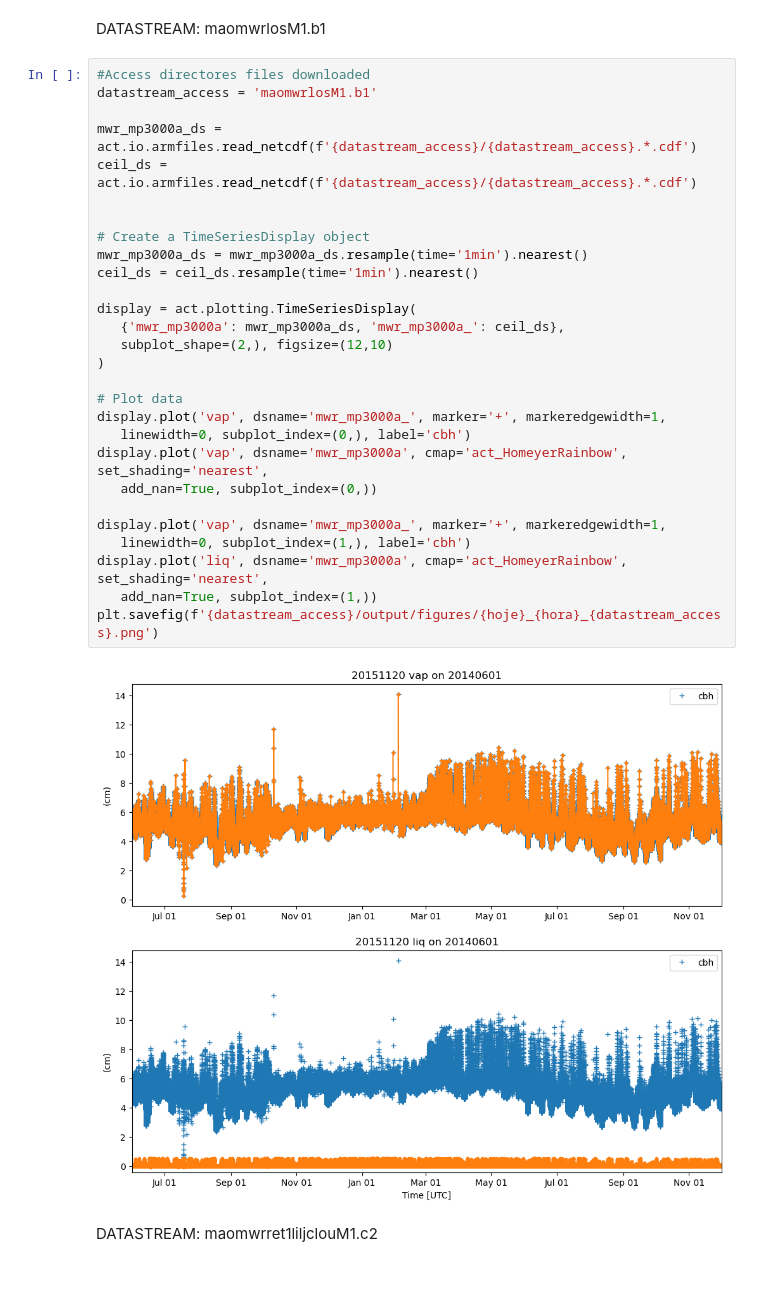
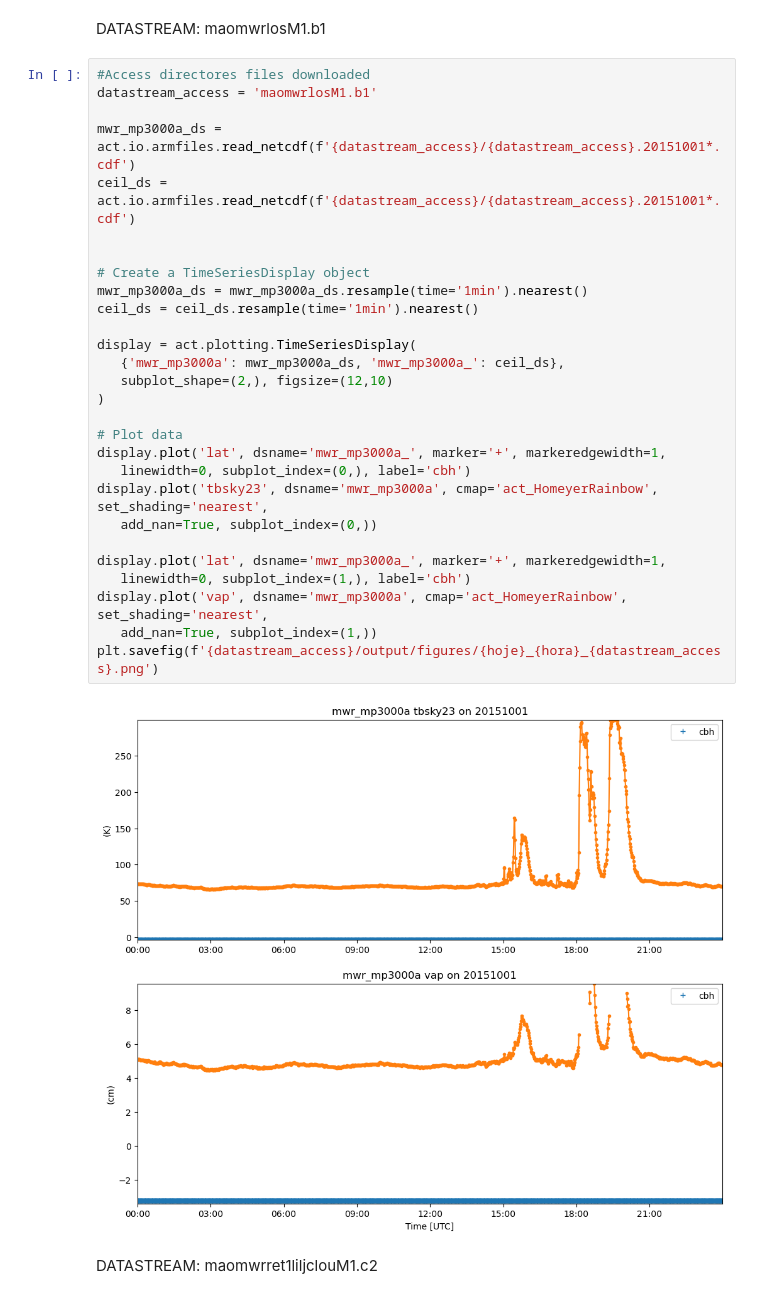
Before and after one commit to lourencocavalcante/CAP-730-Research-Proposal-Dissertation, a Jupyter notebook: Notebooks/go-amazon-mp3000a.ipynb, the cells around one changed output. Saved outputs shown, nothing was run; the diff lists cells and outputs as text.

```diff
--- a/Notebooks/go-amazon-mp3000a.ipynb
+++ b/Notebooks/go-amazon-mp3000a.ipynb
@@ -61,33 +61,33 @@ DATASTREAM: maomwrlosM1.b1
 # %%
 #Access directores files downloaded
 datastream_access = 'maomwrlosM1.b1'
 
-mwr_mp3000a_ds = act.io.armfiles.read_netcdf(f'{datastream_access}/{datastream_access}.*.cdf')
-ceil_ds = act.io.armfiles.read_netcdf(f'{datastream_access}/{datastream_access}.*.cdf')
+mwr_mp3000a_ds = act.io.armfiles.read_netcdf(f'{datastream_access}/{datastream_access}.20151001*.cdf')
+ceil_ds = act.io.armfiles.read_netcdf(f'{datastream_access}/{datastream_access}.20151001*.cdf')
 
 
 # Create a TimeSeriesDisplay object
 mwr_mp3000a_ds = mwr_mp3000a_ds.resample(time='1min').nearest()
 ceil_ds = ceil_ds.resample(time='1min').nearest()
 
 display = act.plotting.TimeSeriesDisplay(
    {'mwr_mp3000a': mwr_mp3000a_ds, 'mwr_mp3000a_': ceil_ds},
    subplot_shape=(2,), figsize=(12,10)
 )
 
 # Plot data
-display.plot('vap', dsname='mwr_mp3000a_', marker='+', markeredgewidth=1,
+display.plot('lat', dsname='mwr_mp3000a_', marker='+', markeredgewidth=1,
    linewidth=0, subplot_index=(0,), label='cbh')
-display.plot('vap', dsname='mwr_mp3000a', cmap='act_HomeyerRainbow', set_shading='nearest',
+display.plot('tbsky23', dsname='mwr_mp3000a', cmap='act_HomeyerRainbow', set_shading='nearest',
    add_nan=True, subplot_index=(0,))
 
-display.plot('vap', dsname='mwr_mp3000a_', marker='+', markeredgewidth=1,
+display.plot('lat', dsname='mwr_mp3000a_', marker='+', markeredgewidth=1,
    linewidth=0, subplot_index=(1,), label='cbh')
-display.plot('liq', dsname='mwr_mp3000a', cmap='act_HomeyerRainbow', set_shading='nearest',
+display.plot('vap', dsname='mwr_mp3000a', cmap='act_HomeyerRainbow', set_shading='nearest',
    add_nan=True, subplot_index=(1,))
 plt.savefig(f'{datastream_access}/output/figures/{hoje}_{hora}_{datastream_access}.png')
 # %% [output]
-[figure, old version]
+[figure, new version]
 # %% [markdown]
 DATASTREAM: maomwrret1liljclouM1.c2
 # %%
```
Also changed, not shown: 1 other file.
